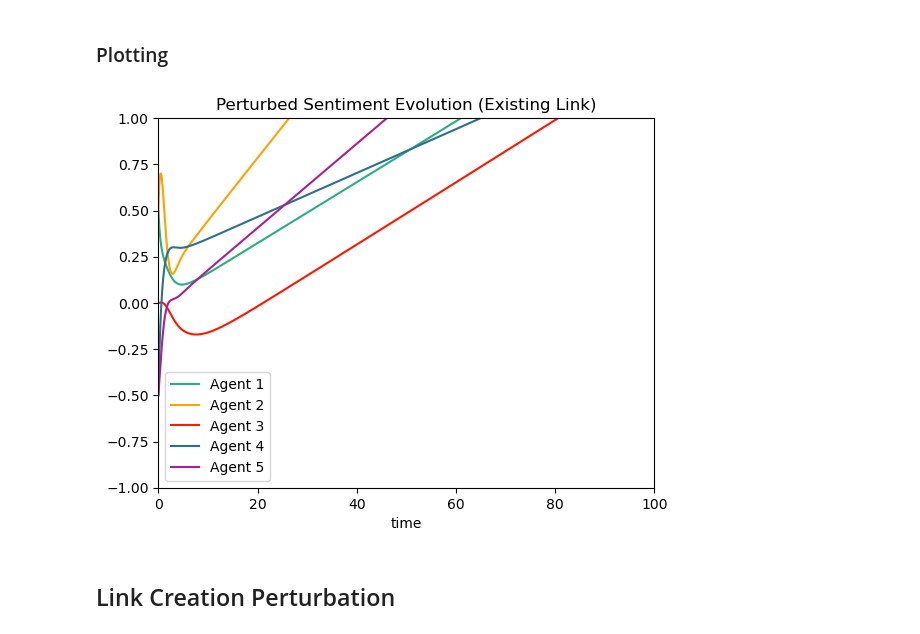
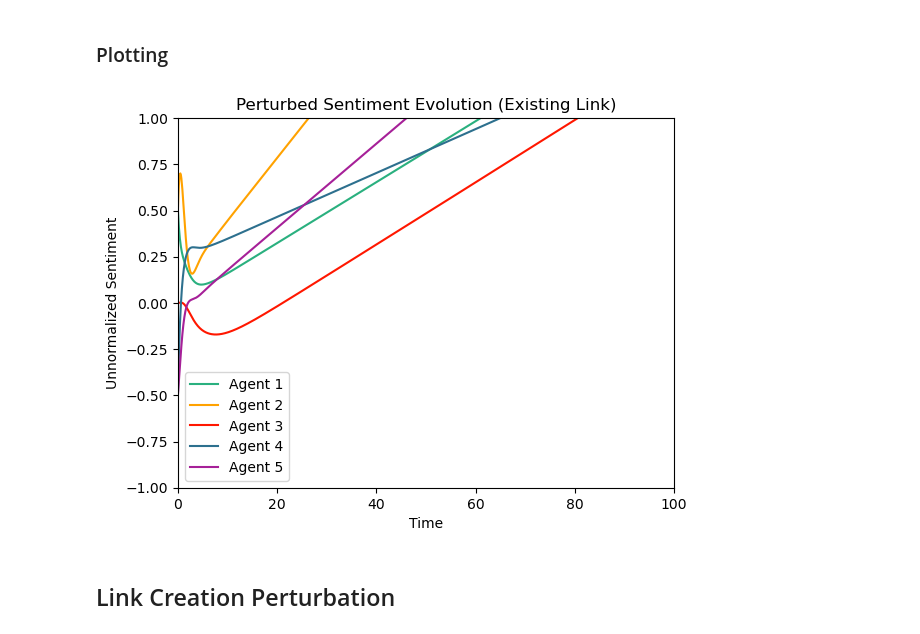
Before and after one commit to lane-rogers/Social_Network_Destabilization, a Jupyter notebook: taylor-sentiment-sims.ipynb, the cells around one changed output. Saved outputs shown, nothing was run; the diff lists cells and outputs as text; code cells hidden in the pictures.

```diff
--- a/taylor-sentiment-sims.ipynb
+++ b/taylor-sentiment-sims.ipynb
@@ -563,7 +558,7 @@ plt.show()
 # %% [markdown]
 ### (Super-minimal perturbation)
 # %%
-def attacked_ode(x, t): # Toggle existence of t variable depending on usage
+def perturbed_ode(x, t): # Toggle existence of t variable depending on usage
     a = x[0]
     b = x[1]
     c = x[2]
@@ -586,25 +581,26 @@ def attacked_ode(x, t): # Toggle existence of t variable depending on usage
 # %%
 ts = np.linspace(0, 100, 1000) # Start, end, steps
 x0 = [.5, .5, 0, -.5, -.5, 0, 0] # f(0) = ? g(0) = ? I think the convolution terms 0 out at t=0.
 
-xs = sci.integrate.odeint(attacked_ode, x0, ts)
+xs = sci.integrate.odeint(perturbed_ode, x0, ts)
 
 ax = plt.gca()
 ax.set_xlim([0, 100])
 ax.set_ylim([-1, 1])
 
 plt.plot(ts, (xs[:,0]), label = "Agent 1", color=viridis[-4])
 plt.plot(ts, (xs[:,1]), label = "Agent 2", color=autumn[-4]) # Agent 2 peaks around 40000, everyone then crashes out to 0 (under original initial condition)
 plt.plot(ts, (xs[:,2]), label = "Agent 3", color=autumn[0])
 plt.plot(ts, (xs[:,3]), label = "Agent 4", color=viridis[3])
 plt.plot(ts, (xs[:,4]), label = "Agent 5", color=plasma_r[-4])
 
-plt.xlabel("time")
+plt.xlabel("Time")
+plt.ylabel("Unnormalized Sentiment")
 plt.legend()
 plt.title('Perturbed Sentiment Evolution (Existing Link)')
 plt.show()
 # %% [output]
-[figure, old version]
+[figure, new version]
 # %% [markdown]
 ## Link Creation Perturbation
 # %% [markdown]
```
Also changed, not shown: parts of 13 cells of this notebook.
